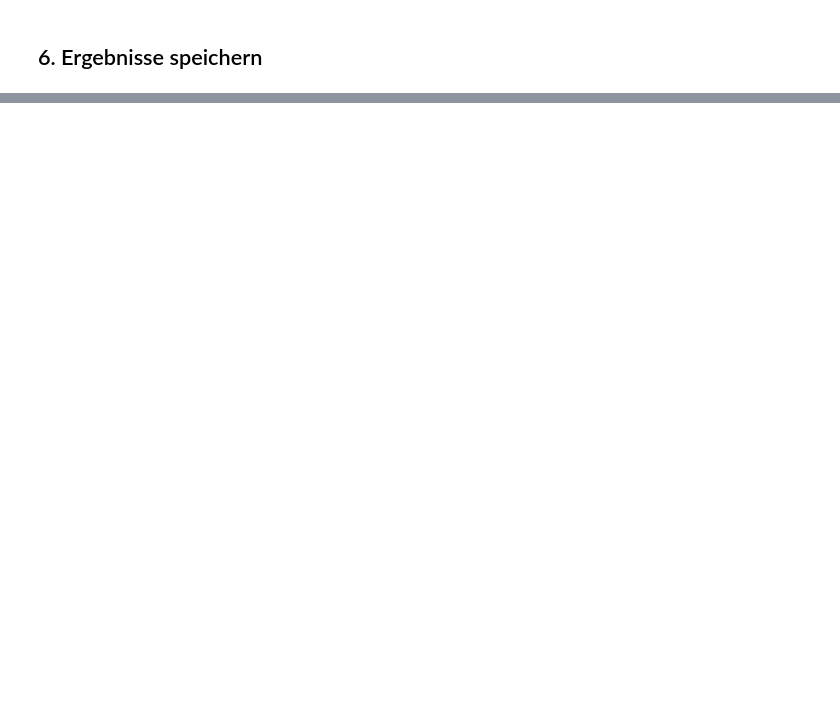
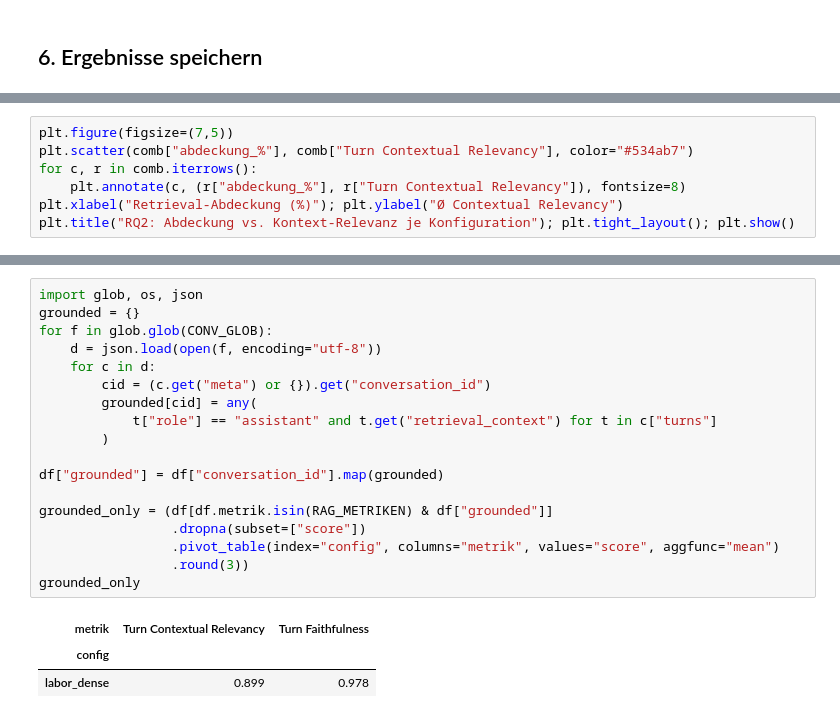
Before and after one commit to JannisFink01/code, a Jupyter notebook: visualization/rq2.ipynb, the cells around one changed output, grey strips where cells are left out. Saved outputs shown, nothing was run; the diff lists cells and outputs as text; blank space fills up the shorter version.

```diff
--- a/visualization/rq2.ipynb
+++ b/visualization/rq2.ipynb
@@ -123,0 +156,7 @@ print("gespeichert: rq2_metrik_stats.csv, rq2_konfiguration_ranking.csv, rq2_ret
+# %%
+plt.figure(figsize=(7,5))
+plt.scatter(comb["abdeckung_%"], comb["Turn Contextual Relevancy"], color="#534ab7")
+for c, r in comb.iterrows():
+    plt.annotate(c, (r["abdeckung_%"], r["Turn Contextual Relevancy"]), fontsize=8)
+plt.xlabel("Retrieval-Abdeckung (%)"); plt.ylabel("Ø Contextual Relevancy")
+plt.title("RQ2: Abdeckung vs. Kontext-Relevanz je Konfiguration"); plt.tight_layout(); plt.show()
@@ -123,0 +165,22 @@ print("gespeichert: rq2_metrik_stats.csv, rq2_konfiguration_ranking.csv, rq2_ret
+# %%
+import glob, os, json
+grounded = {}
+for f in glob.glob(CONV_GLOB):
+    d = json.load(open(f, encoding="utf-8"))
+    for c in d:
+        cid = (c.get("meta") or {}).get("conversation_id")
+        grounded[cid] = any(
+            t["role"] == "assistant" and t.get("retrieval_context") for t in c["turns"]
+        )
+
+df["grounded"] = df["conversation_id"].map(grounded)
+
+grounded_only = (df[df.metrik.isin(RAG_METRIKEN) & df["grounded"]]
+                 .dropna(subset=["score"])
+                 .pivot_table(index="config", columns="metrik", values="score", aggfunc="mean")
+                 .round(3))
+grounded_only
+# %% [output]
+| metrik | Turn Contextual Relevancy | Turn Faithfulness |
+| config |  |  |
+| labor_dense | 0.899 | 0.978 |
```
Also changed, not shown: parts of 9 cells of this notebook, 21 other files.
